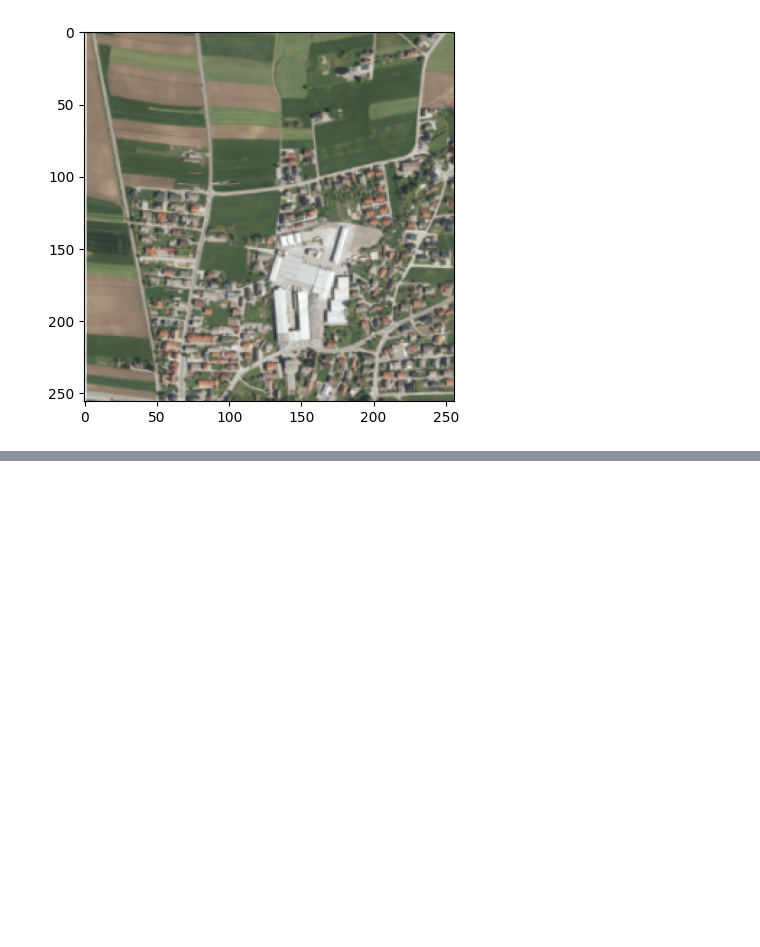
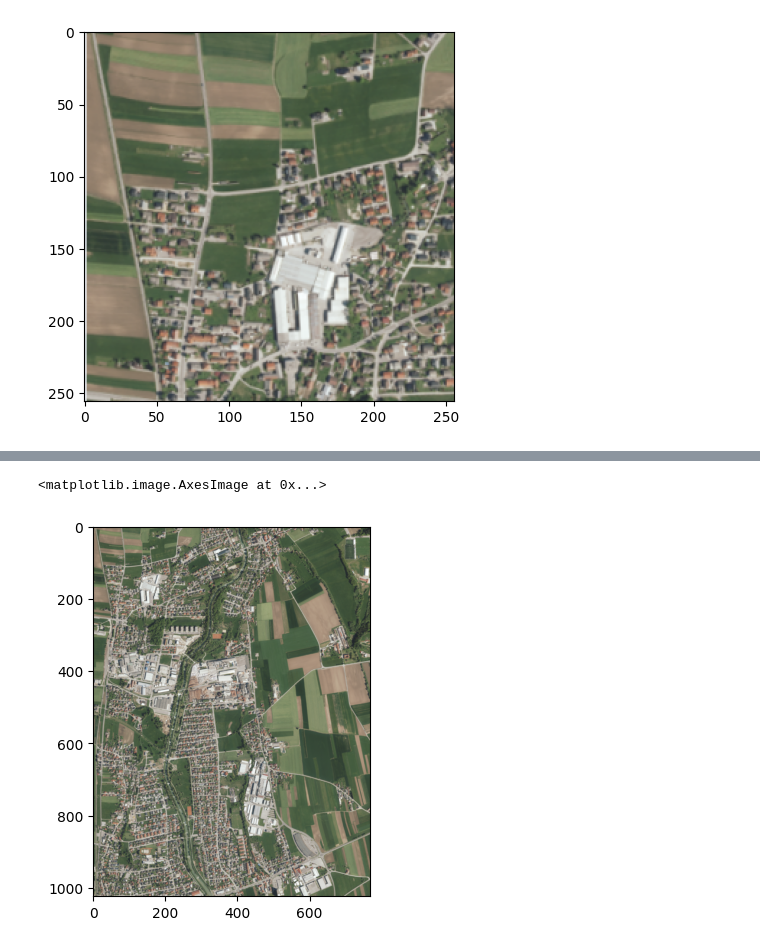
Before and after one commit to anablaz/dragonhack2024, a Jupyter notebook: src/prototyping.ipynb, the cells around one changed output, grey strips where cells are left out. Cells and saved outputs as stored; diff of their text form; code cells hidden in the pictures; blank space fills up the shorter version.

```diff
--- a/src/prototyping.ipynb
+++ b/src/prototyping.ipynb
@@ -80,6 +80,7 @@ import matplotlib.pyplot as plt
 # %%
 resizer = torchvision.transforms.Resize(size=(1024, 768))
 unfolder = torch.nn.Unfold(kernel_size=(256, 256), stride=256)
+folder = torch.nn.Fold(output_size=(1024, 768), kernel_size=(256, 256), stride=256)
 
 img = torchvision.io.read_image("../data/test_img.png",
                                 mode=torchvision.io.ImageReadMode.RGB).to(torch.float32)
@@ -104,0 +116,8 @@ plt.imshow(tiles[0][0].permute(1, 2, 0).to(torch.uint8))
+# %%
+# tiles.view(3, 256, 256, 12).permute(3, 0, 1, 2).view(4, 3, 3, 256, 256)
+untiled = folder(tiles.view(12, 3, 256, 256).permute(1, 2, 3, 0).view(-1, 12))
+# %%
+plt.imshow(untiled.permute(1, 2, 0).to(torch.uint8))
+# %% [output]
+<matplotlib.image.AxesImage at 0x...>
+[figure, added]
```
Also changed, not shown: parts of 1 cell of this notebook.
